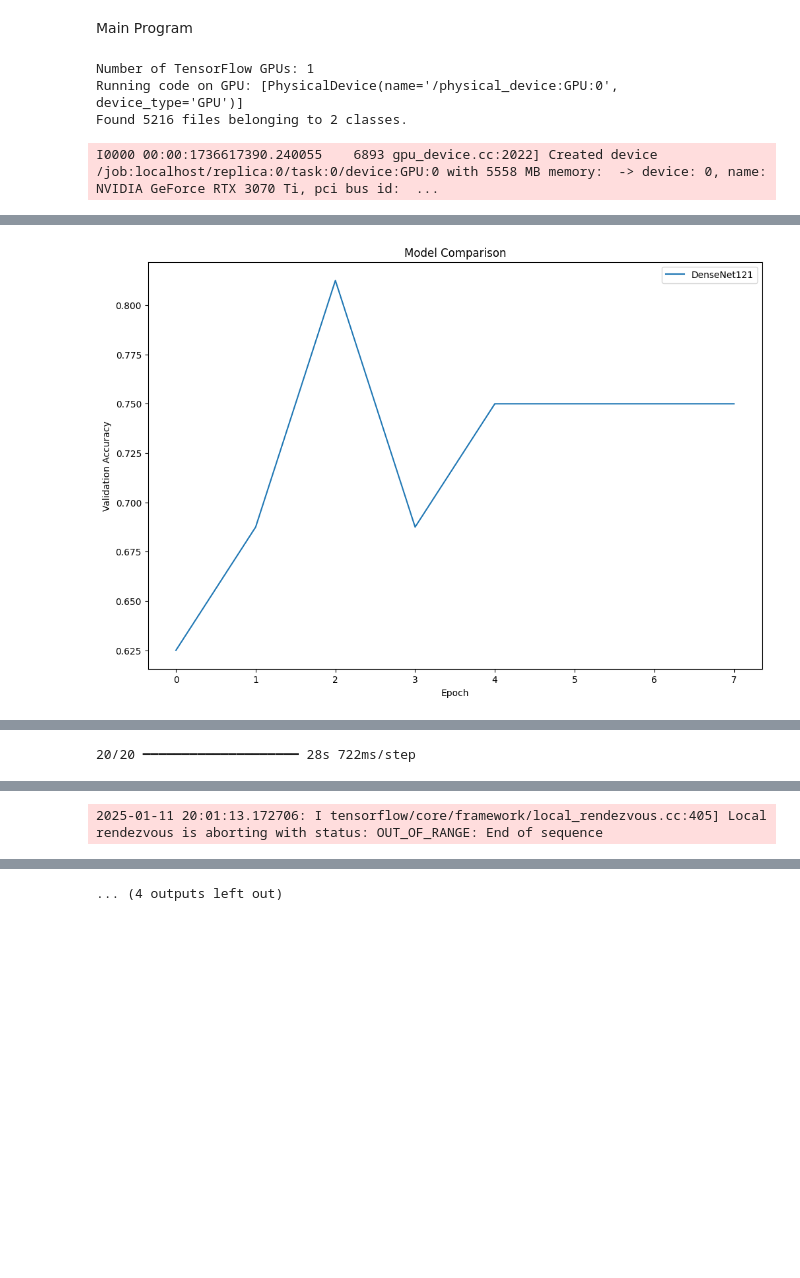
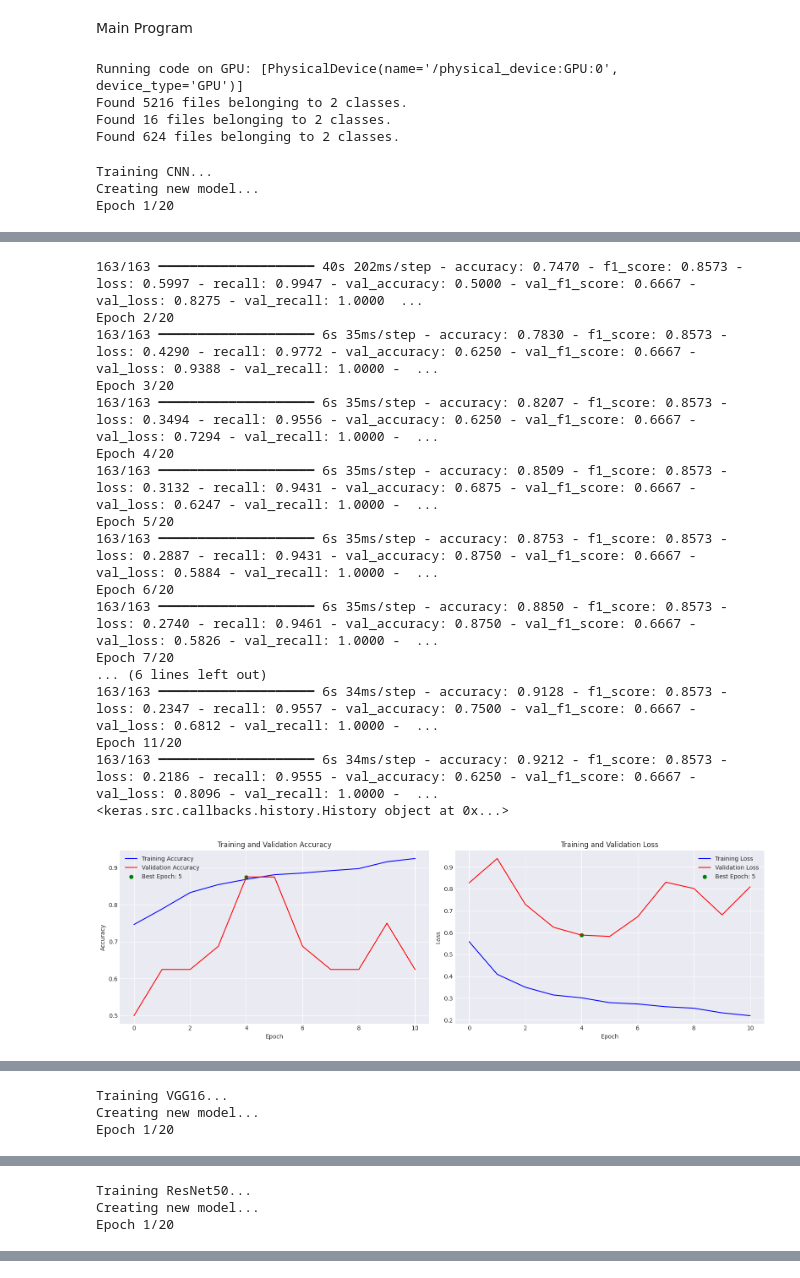
Before and after one commit to darius-f96/pneumonia-data-mining, a Jupyter notebook: pneumonia.ipynb, the cells around one changed output, grey strips where cells are left out. Drawn from its saved outputs; the diff is of its cells as text; code cells hidden in the pictures; blank space fills up the shorter version.

Commit message:
added xception, changed img size to 256,256 added more metrics

```diff
--- a/pneumonia.ipynb
+++ b/pneumonia.ipynb
@@ -112,7 +262,7 @@ Model Architectures
 # %%
 def create_custom_cnn():
     model = tf.keras.Sequential([
-        tf.keras.layers.Conv2D(32, 3, activation='relu', input_shape=(224, 224, 3)),
+        tf.keras.layers.Conv2D(32, 3, activation='relu', input_shape=(256, 256, 3)),
         tf.keras.layers.MaxPooling2D(),
         tf.keras.layers.Conv2D(64, 3, activation='relu'),
         tf.keras.layers.MaxPooling2D(),
@@ -128,15 +278,18 @@ def create_custom_cnn():
 def create_transfer_learning_model(base_model_name='VGG16'):
 
     if base_model_name == 'VGG16':
-        base_model = VGG16(weights='imagenet', include_top=False, input_shape=(224, 224, 3))
+        base_model = VGG16(weights='imagenet', include_top=False, input_shape=(256, 256, 3))
     elif base_model_name == 'ResNet50':
-        base_model = ResNet50(weights='imagenet', include_top=False, input_shape=(224, 224, 3))
+        base_model = ResNet50(weights='imagenet', include_top=False, input_shape=(256, 256, 3))
     elif base_model_name == 'DenseNet121':
-        base_model = DenseNet121(weights='imagenet', include_top=False, input_shape=(224, 224, 3))
+        base_model = DenseNet121(weights='imagenet', include_top=False, input_shape=(256, 256, 3))
         for layer in base_model.layers[-20:]:
             layer.trainable = True
     elif base_model_name == 'CNN':
         base_model = create_custom_cnn()
+        return base_model
+    elif base_model_name == 'Xception':
+        base_model = create_xception_model()
         return base_model
     if base_model_name == 'VGG16' or base_model_name == 'ResNet50' or base_model_name == 'CNN':
         model = tf.keras.Sequential([
@@ -179,9 +348,5 @@ def evaluate_model(model, test_dataset):
 # %%
 def train_and_evaluate(model, model_name, continue_training=False):
-
-    tf.keras.backend.clear_session()
-    with torch.no_grad():
-        torch.cuda.empty_cache()
 
     model_path = f'best_{model_name}.h5'
 
@@ -220,10 +385,10 @@ def train_and_evaluate(model, model_name, continue_training=False):
     history = model.fit(
         train_ds,
         validation_data=val_ds,
-        epochs=50,
+        epochs=20,
         callbacks=callbacks
     )
-
-    return model, history
+    print(history)
+    return history
 # %% [markdown]
 Model Comparison
@@ -235,7 +463,8 @@ def compare_models():
         #'CNN': create_custom_cnn(),
         #'VGG16': create_transfer_learning_model('VGG16'),
         #'ResNet50': create_transfer_learning_model('ResNet50'),
-        'DenseNet121': create_transfer_learning_model('DenseNet121')
+        #'DenseNet121': create_transfer_learning_model('DenseNet121'),
+        'Xception': create_xception_model()
     }
 
     results = {}
@@ -246,8 +475,13 @@ def compare_models():
             policy = mixed_precision.Policy('mixed_float16')
             mixed_precision.set_global_policy(policy)
 
-        trainedModel, history = train_and_evaluate(model, name)
+        history = train_and_evaluate(model, name)
+
         if history.history != None:
-            results[name] = history.history
+            results = history.history
+            plot_results(results)
+            results = None
 
-    return results
+        tf.keras.backend.clear_session()
+        with torch.no_grad():
+            torch.cuda.empty_cache()
@@ -319,7 +541,7 @@ def create_performance_table(metrics):
 
     return pd.DataFrame(data)
 # %%
-from sklearn.metrics import classification_report, confusion_matrix, recall_score, f1_score
+from sklearn.metrics import confusion_matrix, recall_score, f1_score
 
 def load_and_evaluate_models(test_ds):
     metrics = {}
@@ -340,6 +562,8 @@ def load_and_evaluate_models(test_ds):
             'confusion_matrix': confusion_matrix(y_true, y_pred)
         }
 
+        plot_images_with_predictions(model, test_ds, class_labels, num_images=20, num_images_per_row=5)
+
     return metrics
 # %% [markdown]
 Main Program
@@ -357,5 +570,4 @@ def setup_gpu():
 # %%
-device = setup_gpu()
 gpus = tf.config.list_physical_devices('GPU')
 if gpus:
     print("Running code on GPU:", gpus)
@@ -364,20 +576,20 @@ else:
 
 train_ds, val_ds, test_ds = create_data_generators()
 
-results = compare_models()
-plot_results(results)
+compare_models()
 metrics = load_and_evaluate_models(test_ds)
 
-# Create visualizations
 plot_performance_comparison(metrics)
 plot_confusion_matrices(metrics)
 
-# Display performance table
 performance_table = create_performance_table(metrics)
 print("\nModel Performance Metrics:")
 print(performance_table)
 # %% [output]
-Number of TensorFlow GPUs: 1
 Running code on GPU: [PhysicalDevice(name='/physical_device:GPU:0', device_type='GPU')]
 Found 5216 files belonging to 2 classes.
+Found 16 files belonging to 2 classes.
+Found 624 files belonging to 2 classes.
-I0000 00:00:1736617390.240055    6893 gpu_device.cc:2022] Created device /job:localhost/replica:0/task:0/device:GPU:0 with 5558 MB memory:  -> device: 0, name: NVIDIA GeForce RTX 3070 Ti, pci bus id:  ...
+Training CNN...
+Creating new model...
+Epoch 1/20
@@ -420 +603,18 @@ Epoch 8/50
+163/163 ━━━━━━━━━━━━━━━━━━━━ 40s 202ms/step - accuracy: 0.7470 - f1_score: 0.8573 - loss: 0.5997 - recall: 0.9947 - val_accuracy: 0.5000 - val_f1_score: 0.6667 - val_loss: 0.8275 - val_recall: 1.0000  ...
+Epoch 2/20
+163/163 ━━━━━━━━━━━━━━━━━━━━ 6s 35ms/step - accuracy: 0.7830 - f1_score: 0.8573 - loss: 0.4290 - recall: 0.9772 - val_accuracy: 0.6250 - val_f1_score: 0.6667 - val_loss: 0.9388 - val_recall: 1.0000 -  ...
+Epoch 3/20
+163/163 ━━━━━━━━━━━━━━━━━━━━ 6s 35ms/step - accuracy: 0.8207 - f1_score: 0.8573 - loss: 0.3494 - recall: 0.9556 - val_accuracy: 0.6250 - val_f1_score: 0.6667 - val_loss: 0.7294 - val_recall: 1.0000 -  ...
+Epoch 4/20
+163/163 ━━━━━━━━━━━━━━━━━━━━ 6s 35ms/step - accuracy: 0.8509 - f1_score: 0.8573 - loss: 0.3132 - recall: 0.9431 - val_accuracy: 0.6875 - val_f1_score: 0.6667 - val_loss: 0.6247 - val_recall: 1.0000 -  ...
+Epoch 5/20
+163/163 ━━━━━━━━━━━━━━━━━━━━ 6s 35ms/step - accuracy: 0.8753 - f1_score: 0.8573 - loss: 0.2887 - recall: 0.9431 - val_accuracy: 0.8750 - val_f1_score: 0.6667 - val_loss: 0.5884 - val_recall: 1.0000 -  ...
+Epoch 6/20
+163/163 ━━━━━━━━━━━━━━━━━━━━ 6s 35ms/step - accuracy: 0.8850 - f1_score: 0.8573 - loss: 0.2740 - recall: 0.9461 - val_accuracy: 0.8750 - val_f1_score: 0.6667 - val_loss: 0.5826 - val_recall: 1.0000 -  ...
+Epoch 7/20
+... (6 lines left out)
+163/163 ━━━━━━━━━━━━━━━━━━━━ 6s 34ms/step - accuracy: 0.9128 - f1_score: 0.8573 - loss: 0.2347 - recall: 0.9557 - val_accuracy: 0.7500 - val_f1_score: 0.6667 - val_loss: 0.6812 - val_recall: 1.0000 -  ...
+Epoch 11/20
+163/163 ━━━━━━━━━━━━━━━━━━━━ 6s 34ms/step - accuracy: 0.9212 - f1_score: 0.8573 - loss: 0.2186 - recall: 0.9555 - val_accuracy: 0.6250 - val_f1_score: 0.6667 - val_loss: 0.8096 - val_recall: 1.0000 -  ...
+<keras.src.callbacks.history.History object at 0x...>
-[figure, old version]
+[figure, new version]
@@ -424 +621,3 @@ Epoch 8/50
-20/20 ━━━━━━━━━━━━━━━━━━━━ 28s 722ms/step
+Training VGG16...
+Creating new model...
+Epoch 1/20
@@ -439 +652,3 @@ Trying algorithm eng20{k2=2,k4=1,k5=0,k6=0,k7=0,k19=0} for conv (f32[32,128,112,
-2025-01-11 20:01:13.172706: I tensorflow/core/framework/local_rendezvous.cc:405] Local rendezvous is aborting with status: OUT_OF_RANGE: End of sequence
+Training ResNet50...
+Creating new model...
+Epoch 1/20
@@ -442 +655,0 @@ Trying algorithm eng20{k2=2,k4=1,k5=0,k6=0,k7=0,k19=0} for conv (f32[32,128,112,
-... (4 outputs left out)
```
Also changed, not shown: parts of 21 cells of this notebook, 1 other file.
